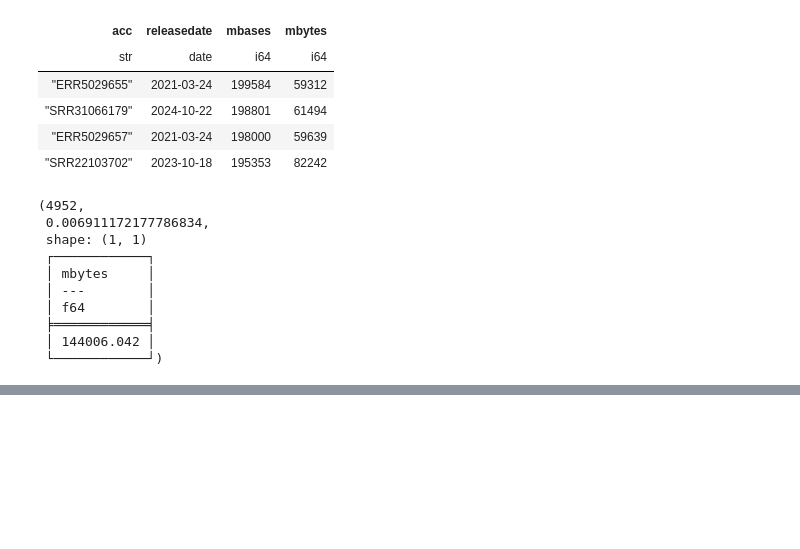
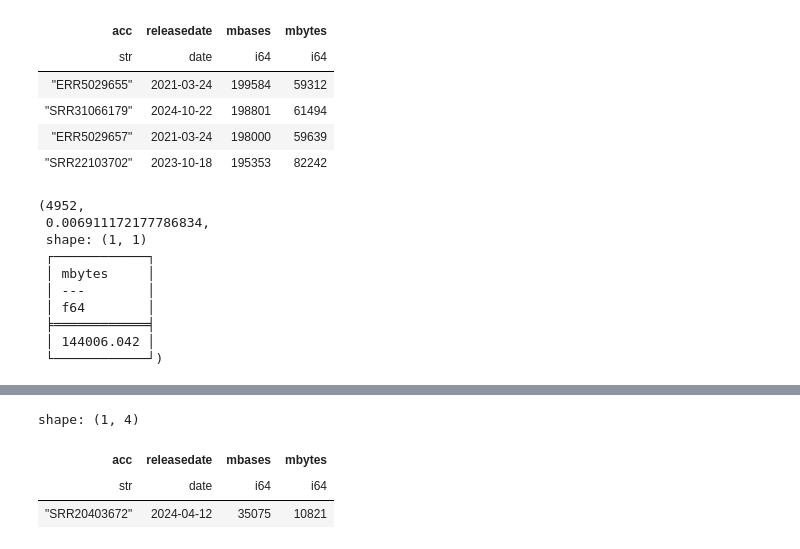
Before and after one commit to timbalam/singlem-sra-processing, a Jupyter notebook: cloud/run_gathering.ipynb, the cells around one changed output, grey strips where cells are left out. Drawn from its saved outputs; the diff is of its cells as text; code cells hidden in the pictures; blank space fills up the shorter version.

```diff
--- a/cloud/run_gathering.ipynb
+++ b/cloud/run_gathering.ipynb
@@ -84,2 +84,9 @@ shape: (9, 2)
 # %%
 # df2.filter(pl.col('mbytes')<20000).select('acc').write_csv('acc_less_than_20k_mbytes.csv', include_header=False)
+# %%
+df2.filter(pl.col('mbytes')>10000).filter(pl.col('mbytes')<20000).sample(1)
+# %% [output]
+shape: (1, 4)
+| acc | releasedate | mbases | mbytes |
+| str | date | i64 | i64 |
+| "SRR20403672" | 2024-04-12 | 35075 | 10821 |
```
Also changed, not shown: parts of 1 cell of this notebook, 13 other files.
